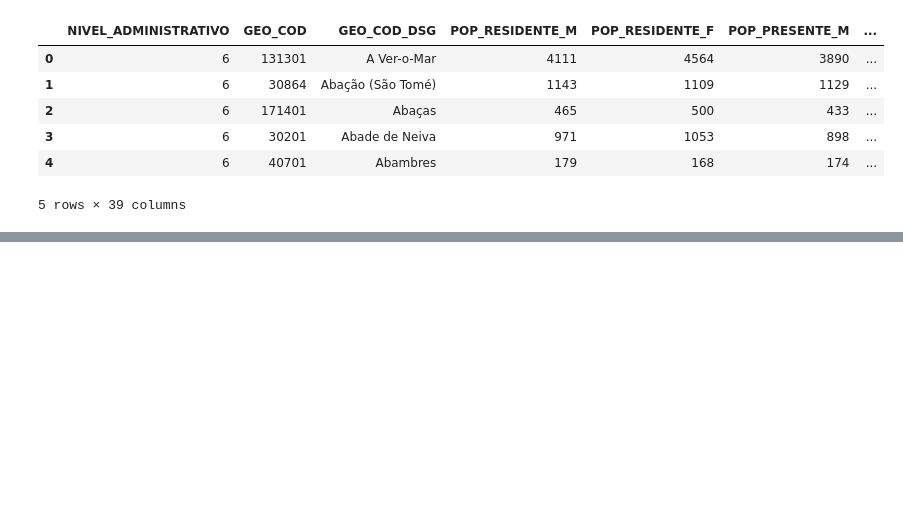
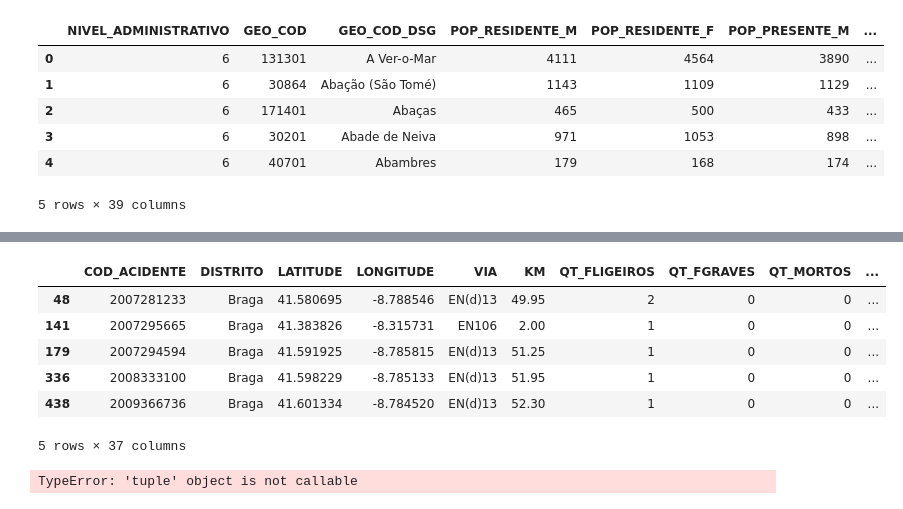
Before and after one commit to HSousapt/Neural-Networks---predicting-road-accidents, a Jupyter notebook: Untitled.ipynb, the cells around one changed output, grey strips where cells are left out. Drawn from its saved outputs; the diff is of its cells as text; code cells hidden in the pictures; blank space fills up the shorter version.

```diff
--- a/Untitled.ipynb
+++ b/Untitled.ipynb
@@ -319,0 +369,14 @@ population.shape
+# %%
+# Vamos filtrar os dados para a àrea de estudo
+
+study_data = merged_data[merged_data["DISTRITO"] == 'Braga']
+# %%
+study_data.head()
+# %% [output]
+|  | COD_ACIDENTE | DISTRITO | LATITUDE | LONGITUDE | VIA | KM | QT_FLIGEIROS | QT_FGRAVES | QT_MORTOS | ... |
+| 48 | 2007281233 | Braga | 41.580695 | -8.788546 | EN(d)13 | 49.95 | 2 | 0 | 0 | ... |
+| 141 | 2007295665 | Braga | 41.383826 | -8.315731 | EN106 | 2.00 | 1 | 0 | 0 | ... |
+| 179 | 2007294594 | Braga | 41.591925 | -8.785815 | EN(d)13 | 51.25 | 1 | 0 | 0 | ... |
+| 336 | 2008333100 | Braga | 41.598229 | -8.785133 | EN(d)13 | 51.95 | 1 | 0 | 0 | ... |
+| 438 | 2009366736 | Braga | 41.601334 | -8.784520 | EN(d)13 | 52.30 | 1 | 0 | 0 | ... |
+5 rows × 37 columns
@@ -319,0 +385,16 @@ population.shape
+# %%
+lat_min, lat_max = 41.32,41.76
+long_min, long_max = -7.8,-8.8
+
+grid_size = 0.0005
+
+# Getting a list of all grid squares
+lats = np.linspace(lat_min, lat_max, 925)
+lons = np.linspace(long_min, long_max, 1667)
+coords = [(round(x,4),round(y,4)) for x in lats for y in lons]
+
+# Converting to a dataframe and adding a column for the grid square name
+coords = pd.DataFrame(coords, columns=['lat_4dp', 'long_4dp'])
+coords['grid_square'] = coords['lat_4dp'].map(str) + "," + coords['long_4dp'].map(str)
+# %% [output]
+TypeError: 'tuple' object is not callable
```
Also changed, not shown: parts of 25 cells of this notebook, 1 other file.
